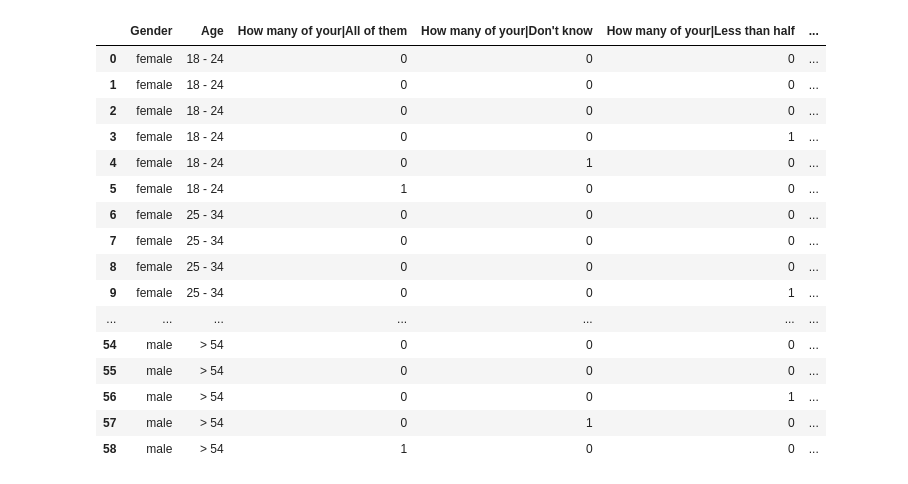
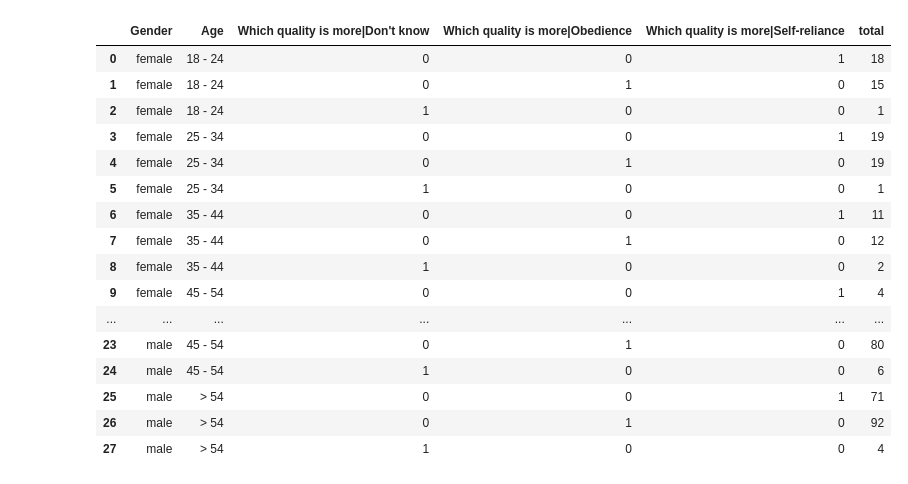
Before and after one commit to wl2522/MSR2, a Jupyter notebook: raking_age_gender.ipynb, the cells around one changed output. Cells and saved outputs as stored; diff of their text form; code cells hidden in the pictures.

Commit message:
added raking by gender + age probabilities

```diff
--- a/raking_age_gender.ipynb
+++ b/raking_age_gender.ipynb
@@ -12,8 +12,8 @@ import matplotlib.pyplot as plt
 
 def ohe_question(index, question):
     col_name = ' '.join(question.split(' ')[:4])
-    index = pd.concat([index1,
-                       pd.get_dummies(index1[question],
+    index = pd.concat([index,
+                       pd.get_dummies(index[question],
                                       prefix=col_name,
                                       prefix_sep='|')],
                       axis=1)
@@ -45,61 +45,55 @@ common_data.drop(['ID', 'ADID IDFA', 'Time Started', 'Time Finished'], axis=1, i
 
 #Drop the columns where area is missing since the distributions for each demographic doesn't differ much
 
-index1 = index1.loc[index1['Area'] != 'Unknown', :]
+index6 = index6.loc[index6['Area'] != 'Unknown', :]
 
-question = 'How many of your close friends and family are studying at, or have graduated from, a four year college?'
-index1 = ohe_question(index1, question)
+question = 'Which quality is more important for children: obedience vs. self-reliance?'
+index6 = ohe_question(index6, question)
 # %%
 """
 Raking using the ipfn library requires the following steps demonstrated below:
 
 1. The survey data must be grouped by the variables of interest to obtain the sample marginal frequencies.
 2. The resulting marginal frequency column must be named "total" or ipfn will raise an error.
 3. Marginal frequencies for each individual variable should be saved as a pandas series.
 4. Joint frequencies for pairs of variables should be saved as a pandas series
 5. Create a list of the pandas series that contain all of the joint and marginal frequencies.
 6. Create a list of lists, with each list containing the dataframe column names corresponding to a joint/marginal frequency.
 """
 
 #Group each survey by gender, race, and age range to obtain the sample marginal frequencies
 
-freqs = pd.DataFrame(index1.groupby(['Gender',
+freqs = pd.DataFrame(index6.groupby(['Gender',
                                      'Age',
-                                     "How many of your|All of them",
-                                     "How many of your|Don't know",
-                                     "How many of your|Less than half",
-                                     "How many of your|Most of them",
-                                     "How many of your|None",
-                                     "How many of your|Only a few"]).size())
+                                     "Which quality is more|Don't know",
+                                     "Which quality is more|Obedience",
+                                     "Which quality is more|Self-reliance"]).size())
 freqs = freqs.reset_index()
 freqs.columns = ['Gender',
                  'Age',
-                 "How many of your|All of them",
-                 "How many of your|Don't know",
-                 "How many of your|Less than half",
-                 "How many of your|Most of them",
-                 "How many of your|None",
-                 "How many of your|Only a few",
+                 "Which quality is more|Don't know",
+                 "Which quality is more|Obedience",
+                 "Which quality is more|Self-reliance",
                  'total']
 freqs
 # %% [output]
-|  | Gender | Age | How many of your|All of them | How many of your|Don't know | How many of your|Less than half | ... |
-| 0 | female | 18 - 24 | 0 | 0 | 0 | ... |
-| 1 | female | 18 - 24 | 0 | 0 | 0 | ... |
-| 2 | female | 18 - 24 | 0 | 0 | 0 | ... |
-| 3 | female | 18 - 24 | 0 | 0 | 1 | ... |
-| 4 | female | 18 - 24 | 0 | 1 | 0 | ... |
-| 5 | female | 18 - 24 | 1 | 0 | 0 | ... |
-| 6 | female | 25 - 34 | 0 | 0 | 0 | ... |
-| 7 | female | 25 - 34 | 0 | 0 | 0 | ... |
-| 8 | female | 25 - 34 | 0 | 0 | 0 | ... |
-| 9 | female | 25 - 34 | 0 | 0 | 1 | ... |
+|  | Gender | Age | Which quality is more|Don't know | Which quality is more|Obedience | Which quality is more|Self-reliance | total |
+| 0 | female | 18 - 24 | 0 | 0 | 1 | 18 |
+| 1 | female | 18 - 24 | 0 | 1 | 0 | 15 |
+| 2 | female | 18 - 24 | 1 | 0 | 0 | 1 |
+| 3 | female | 25 - 34 | 0 | 0 | 1 | 19 |
+| 4 | female | 25 - 34 | 0 | 1 | 0 | 19 |
+| 5 | female | 25 - 34 | 1 | 0 | 0 | 1 |
+| 6 | female | 35 - 44 | 0 | 0 | 1 | 11 |
+| 7 | female | 35 - 44 | 0 | 1 | 0 | 12 |
+| 8 | female | 35 - 44 | 1 | 0 | 0 | 2 |
+| 9 | female | 45 - 54 | 0 | 0 | 1 | 4 |
 | ... | ... | ... | ... | ... | ... | ... |
-| 54 | male | > 54 | 0 | 0 | 0 | ... |
-| 55 | male | > 54 | 0 | 0 | 0 | ... |
-| 56 | male | > 54 | 0 | 0 | 1 | ... |
-| 57 | male | > 54 | 0 | 1 | 0 | ... |
-| 58 | male | > 54 | 1 | 0 | 0 | ... |
+| 23 | male | 45 - 54 | 0 | 1 | 0 | 80 |
+| 24 | male | 45 - 54 | 1 | 0 | 0 | 6 |
+| 25 | male | > 54 | 0 | 0 | 1 | 71 |
+| 26 | male | > 54 | 0 | 1 | 0 | 92 |
+| 27 | male | > 54 | 1 | 0 | 0 | 4 |
 # %%
 """
 Demographic data is taken from the U.S. Census Bureau's November 2016 edition of the
```
Also changed, not shown: parts of 3 cells of this notebook, 2 other files.
